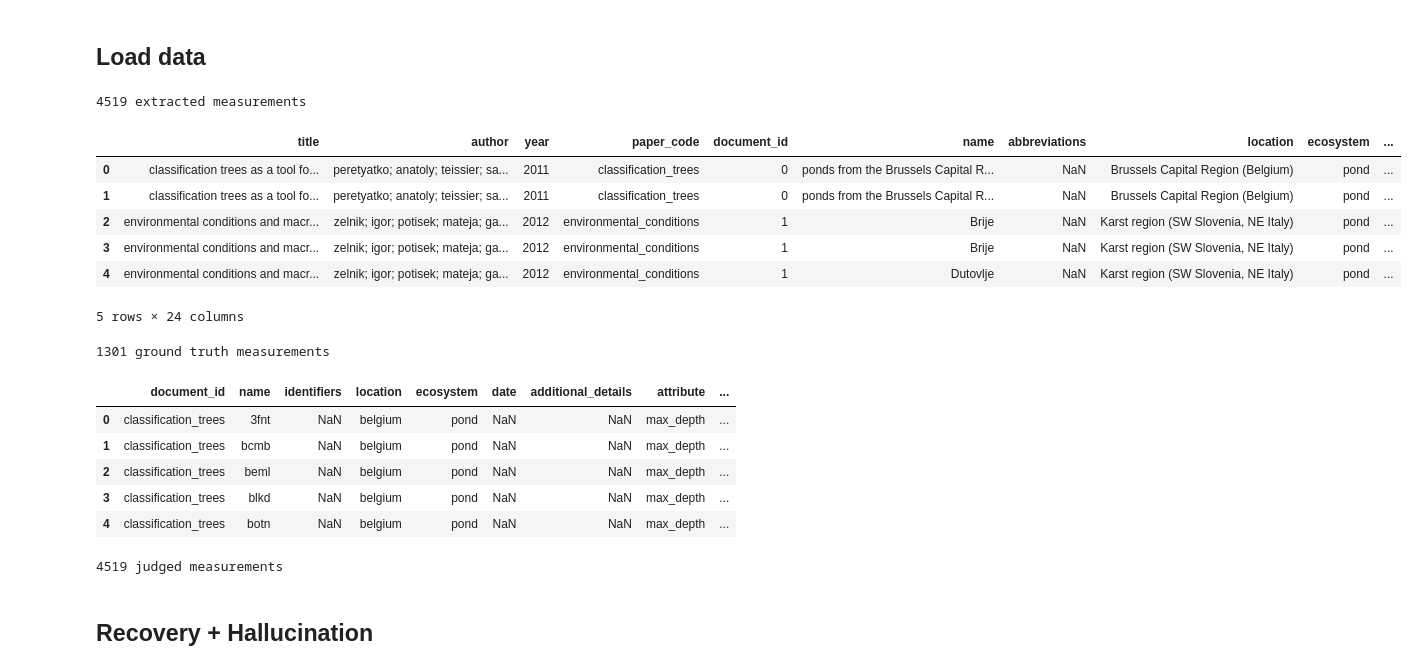
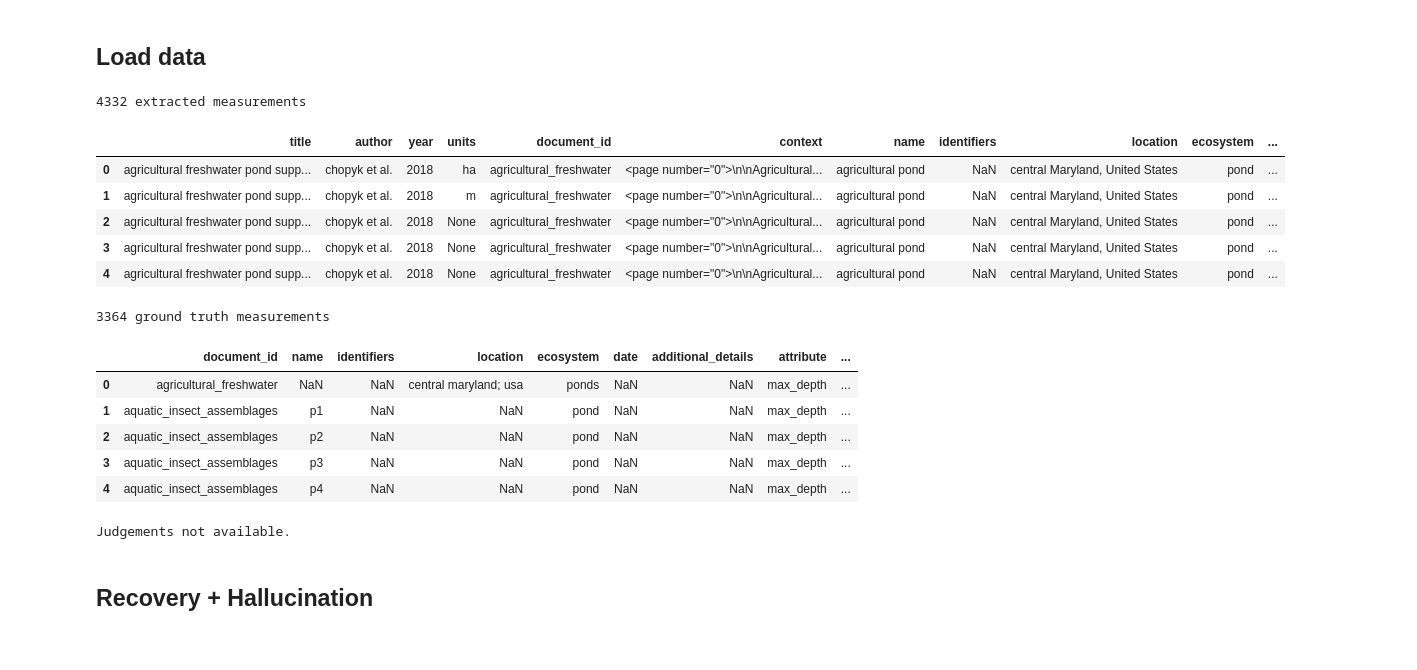
Before and after one commit to kevinqnb/scholarlm, a Jupyter notebook: analysis/extraction_analysis.ipynb, the cells around one changed output. Drawn from its saved outputs; the diff is of its cells as text; code cells hidden in the pictures.

```diff
--- a/analysis/extraction_analysis.ipynb
+++ b/analysis/extraction_analysis.ipynb
@@ -83,40 +84,40 @@ def normalize_superscripts(s: str) -> str:
 ## Load data
 # %%
 # ── Config ────────────────────────────────────────────────────────────────────
-DATASET = 'pond_ten'
-MODEL = 'gemma-3-27b'
-EXTRACTION_DATE = '2026_04_14'  # set to None to use most recent run
+DATASET = 'pond'
+MODEL = 'gpt-oss-120b'
+EXTRACTION_DATE = '2026_05_01'  # set to None to use most recent run
 
 config = load_dataset_config(DATASET)
 # %%
-records = load_extraction(DATASET, MODEL, EXTRACTION_DATE)
+#records = load_extraction(DATASET, MODEL, EXTRACTION_DATE)
+records = load_ablation(DATASET, 1, MODEL, '2026_05_01')
 extraction_df = pd.DataFrame(records)
 extraction_df = apply_unit_conversion(extraction_df, {})
 extraction_df.loc[extraction_df.attribute == 'ph', 'units'] = 'None'
 print(f'{len(extraction_df)} extracted measurements')
 extraction_df.head()
 # %% [output]
-4519 extracted measurements
+4332 extracted measurements
-|  | title | author | year | paper_code | document_id | name | abbreviations | location | ecosystem | ... |
-| 0 | classification trees as a tool fo... | peretyatko; anatoly; teissier; sa... | 2011 | classification_trees | 0 | ponds from the Brussels Capital R... | NaN | Brussels Capital Region (Belgium) | pond | ... |
-| 1 | classification trees as a tool fo... | peretyatko; anatoly; teissier; sa... | 2011 | classification_trees | 0 | ponds from the Brussels Capital R... | NaN | Brussels Capital Region (Belgium) | pond | ... |
-| 2 | environmental conditions and macr... | zelnik; igor; potisek; mateja; ga... | 2012 | environmental_conditions | 1 | Brije | NaN | Karst region (SW Slovenia, NE Italy) | pond | ... |
-| 3 | environmental conditions and macr... | zelnik; igor; potisek; mateja; ga... | 2012 | environmental_conditions | 1 | Brije | NaN | Karst region (SW Slovenia, NE Italy) | pond | ... |
-| 4 | environmental conditions and macr... | zelnik; igor; potisek; mateja; ga... | 2012 | environmental_conditions | 1 | Dutovlje | NaN | Karst region (SW Slovenia, NE Italy) | pond | ... |
+|  | title | author | year | units | document_id | context | name | identifiers | location | ecosystem | ... |
+| 0 | agricultural freshwater pond supp... | chopyk et al. | 2018 | ha | agricultural_freshwater | <page number="0">\n\nAgricultural... | agricultural pond | NaN | central Maryland, United States | pond | ... |
+| 1 | agricultural freshwater pond supp... | chopyk et al. | 2018 | m | agricultural_freshwater | <page number="0">\n\nAgricultural... | agricultural pond | NaN | central Maryland, United States | pond | ... |
+| 2 | agricultural freshwater pond supp... | chopyk et al. | 2018 | None | agricultural_freshwater | <page number="0">\n\nAgricultural... | agricultural pond | NaN | central Maryland, United States | pond | ... |
+| 3 | agricultural freshwater pond supp... | chopyk et al. | 2018 | None | agricultural_freshwater | <page number="0">\n\nAgricultural... | agricultural pond | NaN | central Maryland, United States | pond | ... |
+| 4 | agricultural freshwater pond supp... | chopyk et al. | 2018 | None | agricultural_freshwater | <page number="0">\n\nAgricultural... | agricultural pond | NaN | central Maryland, United States | pond | ... |
-5 rows × 24 columns
 # %%
 ground_truth_df = load_ground_truth(config)
 print(f'{len(ground_truth_df)} ground truth measurements')
 ground_truth_df.loc[ground_truth_df.attribute == 'ph', 'units'] = 'None'
 ground_truth_df.head()
 # %% [output]
-1301 ground truth measurements
+3364 ground truth measurements
 |  | document_id | name | identifiers | location | ecosystem | date | additional_details | attribute | ... |
-| 0 | classification_trees | 3fnt | NaN | belgium | pond | NaN | NaN | max_depth | ... |
-| 1 | classification_trees | bcmb | NaN | belgium | pond | NaN | NaN | max_depth | ... |
-| 2 | classification_trees | beml | NaN | belgium | pond | NaN | NaN | max_depth | ... |
-| 3 | classification_trees | blkd | NaN | belgium | pond | NaN | NaN | max_depth | ... |
-| 4 | classification_trees | botn | NaN | belgium | pond | NaN | NaN | max_depth | ... |
+| 0 | agricultural_freshwater | NaN | NaN | central maryland; usa | ponds | NaN | NaN | max_depth | ... |
+| 1 | aquatic_insect_assemblages | p1 | NaN | NaN | pond | NaN | NaN | max_depth | ... |
+| 2 | aquatic_insect_assemblages | p2 | NaN | NaN | pond | NaN | NaN | max_depth | ... |
+| 3 | aquatic_insect_assemblages | p3 | NaN | NaN | pond | NaN | NaN | max_depth | ... |
+| 4 | aquatic_insect_assemblages | p4 | NaN | NaN | pond | NaN | NaN | max_depth | ... |
 # %%
 try:
     judgements = load_combined_judgements(DATASET, MODEL, EXTRACTION_DATE)
@@ -126,7 +127,7 @@ except:
     judged_df = None
     print('Judgements not available.')
 # %% [output]
-4519 judged measurements
+Judgements not available.
 # %% [markdown]
 ## Recovery + Hallucination
 # %%
```
Also changed, not shown: parts of 4 cells of this notebook, 9 other files.
